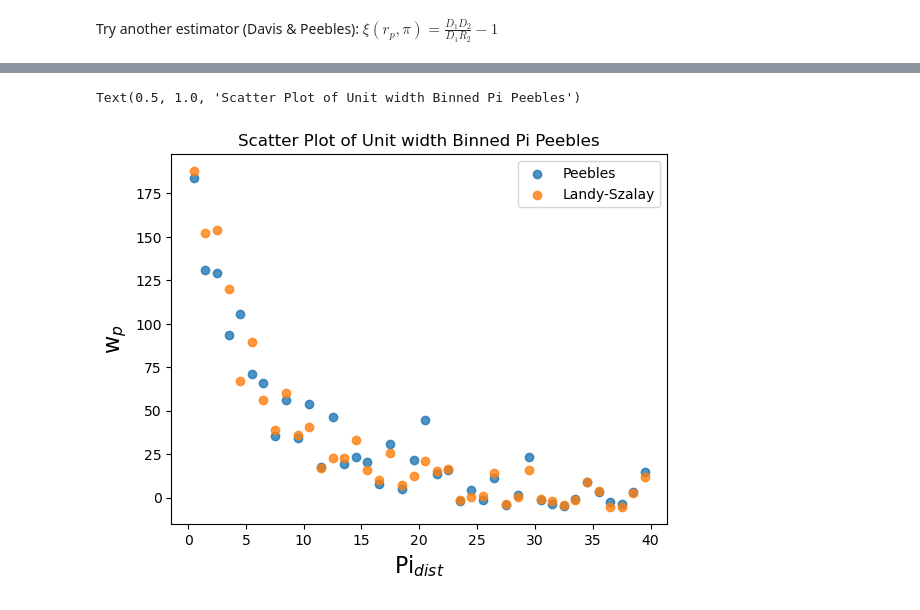
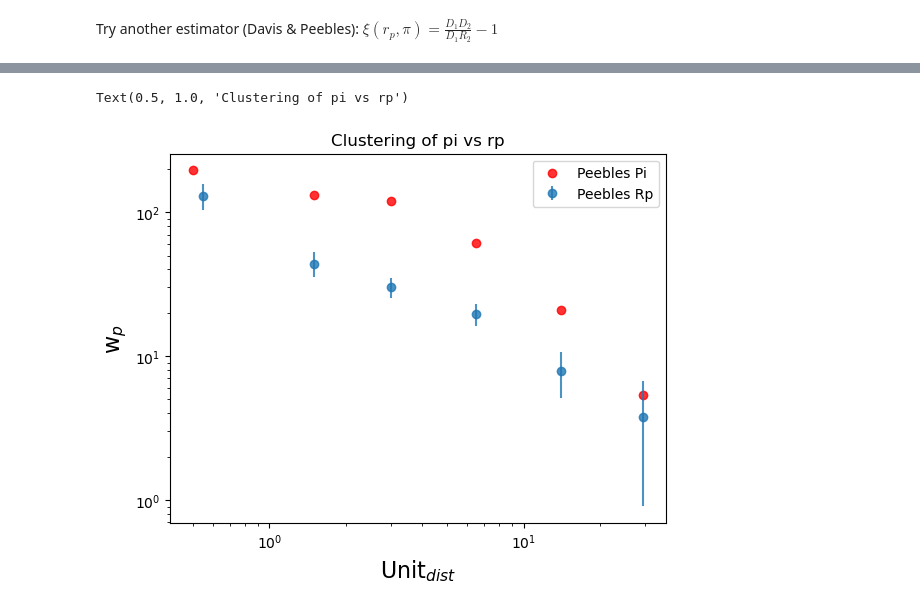
Before and after one commit to mcp74/AGNclustering, a Jupyter notebook: clustering_test.ipynb, the cells around one changed output, grey strips where cells are left out. Drawn from its saved outputs; the diff is of its cells as text; code cells hidden in the pictures.

Commit message:
Logarithimically binned pi to compare clustering of rp vs pi

```diff
--- a/clustering_test.ipynb
+++ b/clustering_test.ipynb
@@ -146,0 +141,12 @@ bins = np.logspace(-1, np.log10(40), nbins + 1)
+# %%
+pimax=40
+pibins = np.logspace(0,np.log10(40),6, dtype=int)
+
+# to compare better with pibins
+binsmod = np.logspace(0,np.log10(40),6,dtype=int)
+binsmod = binsmod.astype(dtype=float)
+binsmod = np.insert(binsmod, 0, 0.1)
+
+nbins = 10
+bins = np.logspace(-1, np.log10(40), nbins + 1)
+print(bins)
@@ -407,12 +441,7 @@ plt.legend()
 # %%
 # Collapsing 2d correlation function alon rp - Landay Estimator
 %autoreload 2
-
-pibins = 40
-#%%timeit
-t1=time.time()
-wppi_ls = wz.cross_wppi(d1=agn, d2=gal, r1=arand, r2=grand, bins=bins, pibins=pibins, pimax=pimax, m=5, estimator='L')
-t = time.time() - t1
+pi, wppi_ls = wz.cross_wppi(d1=agn, d2=gal, r1=arand, r2=grand, bins=bins, pibins=pibins, pimax=pimax, m=5, estimator='L')
 # %% [output]
 using LCDM cosmology: Om0=.3, H0=70
 In gridlink_mocks_double> Running with [nmesh_x, nmesh_y, nmesh_z]  = 19,18,9.  Time taken =   0.001 sec
@@ -448,12 +459,7 @@ TypeError: object of type 'int' has no len()
 # %%
 # Collapsing 2d correlation function along rp- Peebles Estimator
 %autoreload 2
-
-pibins = np.logspace(0,np.log10(40),6, dtype=int)
-#%%timeit
-t1=time.time()
-wppi_p = wz.cross_wppi(d1=agn, d2=gal, r1=arand, r2=grand, bins=bins, pibins=pibins, pimax=pimax, m=5, estimator='P')
-t = time.time() - t1
+pi,wppi_p = wz.cross_wppi(d1=agn, d2=gal, r1=arand, r2=grand, bins=bins, pibins=pibins, pimax=pimax, m=5, estimator='P')
 # %% [output]
 using LCDM cosmology: Om0=.3, H0=70
 In gridlink_mocks_double> Running with [nmesh_x, nmesh_y, nmesh_z]  = 19,18,9.  Time taken =   0.001 sec
@@ -492,0 +503,2 @@ Text(0.5, 1.0, 'Scatter Plot of Unit width Binned Pi Peebles')
+# %%
+rp_mod,wp_agp_mod,wp_agp_err_mod,Mag = w.cross_wp(d1=agn, d2=gal, r1=arand, r2=grand, bins=binsmod, pimax=pimax, m=5, estimator='P')
@@ -493,10 +550,12 @@ Text(0.5, 1.0, 'Scatter Plot of Unit width Binned Pi Peebles')
 # %%
-plt.scatter(zbins,wppi_p,label='Peebles',alpha=0.8)
-plt.scatter(zbins,wppi_ls,label="Landy-Szalay",alpha=0.8)
+plt.yscale("log")
+plt.xscale("log")
+plt.scatter(pi,wppi_p,c='red',label='Peebles Pi',alpha=0.8)
+plt.errorbar(rp_mod,wp_agp_mod,yerr=wp_agp_err_mod,fmt='o',label='Peebles Rp',alpha=0.8)
 plt.legend()
-plt.xlabel('Pi$_{dist}$',fontsize=16, )
+plt.xlabel('Unit$_{dist}$',fontsize=16, )
 plt.ylabel('w$_{p}$',fontsize=16)
-plt.title('Scatter Plot of Unit width Binned Pi Peebles Vs. Landay-Szalay')
+plt.title('Clustering of pi vs rp')
 # %% [output]
-Text(0.5, 1.0, 'Scatter Plot of Unit width Binned Pi Peebles')
+Text(0.5, 1.0, 'Clustering of pi vs rp')
-[figure, old version]
+[figure, new version]
```
Also changed, not shown: parts of 25 cells of this notebook, 5 other files.
